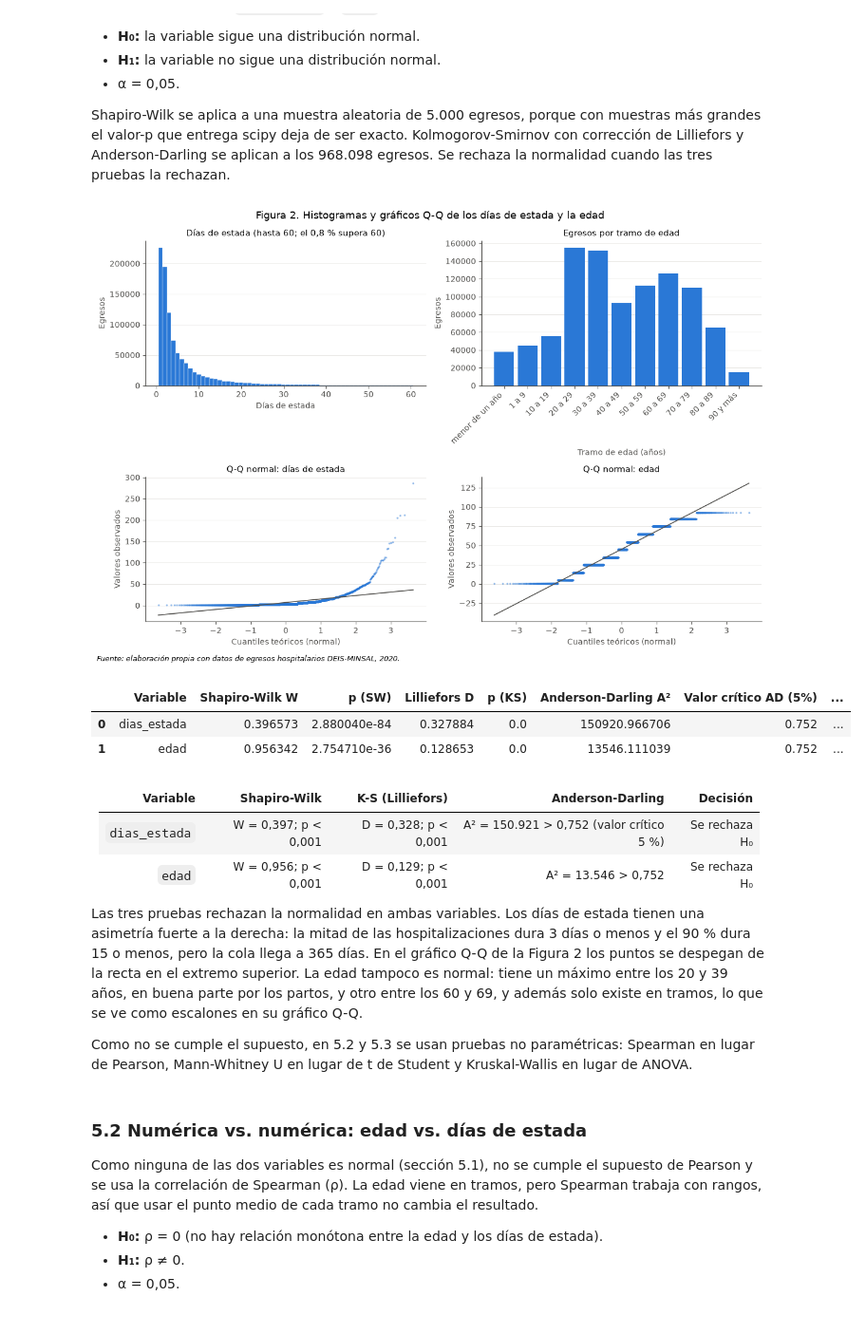
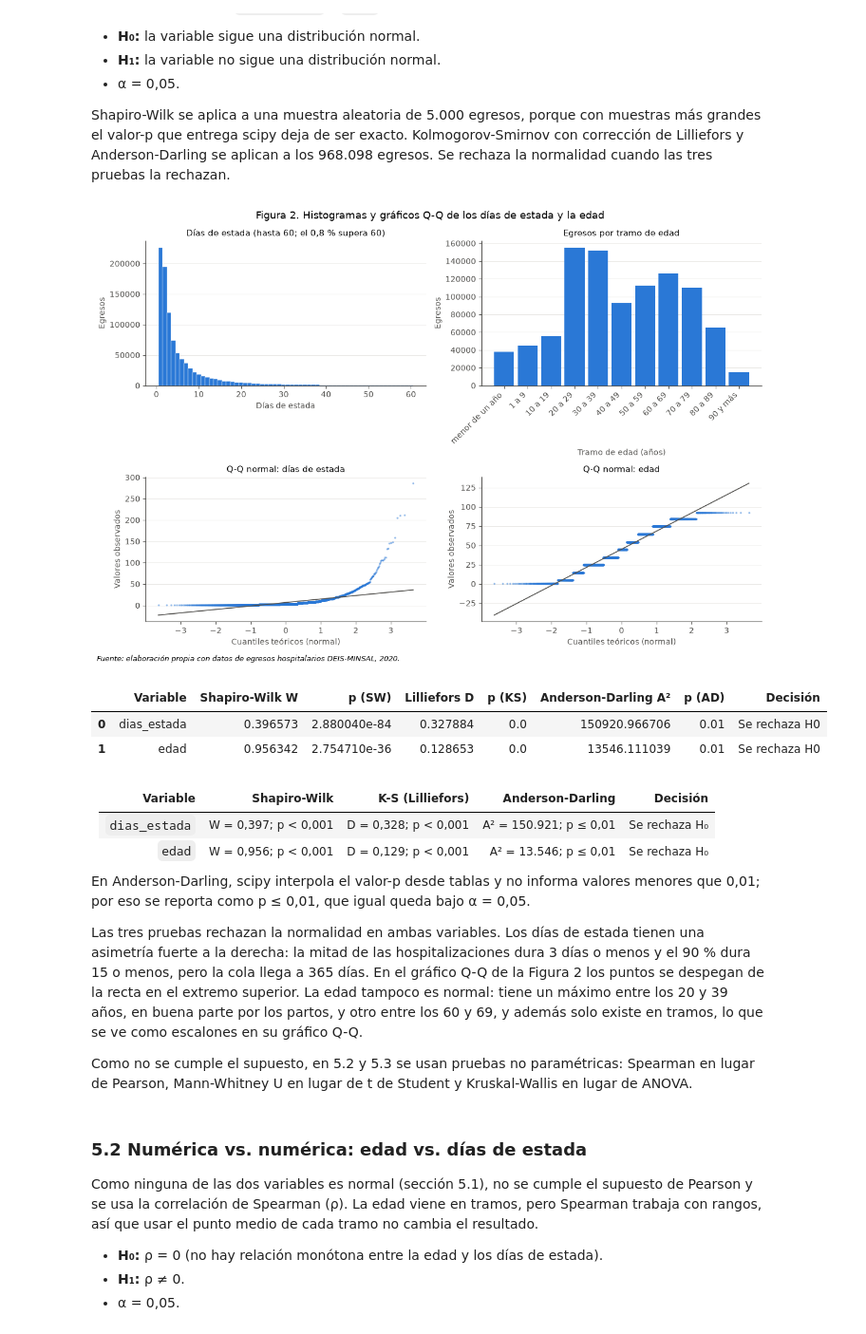
Before and after one commit to Francogogo/Analisis-de-datos-PROYECTO-, a Jupyter notebook: avance1.ipynb, the cells around one changed output. Shown at 95% size. Saved outputs shown, nothing was run; the diff lists cells and outputs as text; code cells hidden in the pictures.

```diff
--- a/avance1.ipynb
+++ b/avance1.ipynb
@@ -240,49 +256,51 @@ def normalidad(x, nombre):
     x = np.asarray(x, float)
     sw = stats.shapiro(rng.choice(x, 5000, replace=False))  # Shapiro-Wilk: muestra aleatoria n = 5.000
     d, p_ks = lilliefors(x, dist="norm", pvalmethod="approx")
-    ad = stats.anderson(x, dist="norm")
-    rechaza = sw.pvalue < ALPHA and p_ks < ALPHA and ad.statistic > ad.critical_values[2]
+    ad = stats.anderson(x, dist="norm", method="interpolate")  # p interpolado desde tablas; no baja de 0,01
+    rechaza = sw.pvalue < ALPHA and p_ks < ALPHA and ad.pvalue < ALPHA
     return {"Variable": nombre,
             "Shapiro-Wilk W": sw.statistic, "p (SW)": sw.pvalue,
             "Lilliefors D": d, "p (KS)": p_ks,
-            "Anderson-Darling A²": ad.statistic, "Valor crítico AD (5%)": ad.critical_values[2],
+            "Anderson-Darling A²": ad.statistic, "p (AD)": ad.pvalue,
             "Decisión": "Se rechaza H0" if rechaza else "No se rechaza H0"}
 
 tabla_normalidad = pd.DataFrame([normalidad(df["dias_estada"], "dias_estada"),
                                  normalidad(df["edad"], "edad")])
 
 fig, ax = plt.subplots(2, 2, figsize=(12, 8))
 sobre_60 = (df["dias_estada"] > 60).mean()
 ax[0, 0].hist(df["dias_estada"], bins=np.arange(0.5, 61.5), color=AZUL, edgecolor="white", linewidth=0.3)
 ax[0, 0].set_title(f"Días de estada (hasta 60; el {100 * sobre_60:.1f} % supera 60)".replace(".", ","))
 ax[0, 0].set_xlabel("Días de estada"); ax[0, 0].set_ylabel("Egresos")
 conteo_edad = df["tramo_edad"].value_counts(sort=False)
 ax[0, 1].bar(conteo_edad.index.astype(str), conteo_edad.values, color=AZUL, width=0.85)
 ax[0, 1].set_title("Egresos por tramo de edad")
 ax[0, 1].set_xlabel("Tramo de edad (años)"); ax[0, 1].set_ylabel("Egresos")
 plt.setp(ax[0, 1].get_xticklabels(), rotation=45, ha="right")
 stats.probplot(rng.choice(df["dias_estada"].values, 5000, replace=False), plot=ax[1, 0])
 ax[1, 0].set_title("Q-Q normal: días de estada")
 stats.probplot(rng.choice(df["edad"].values, 5000, replace=False), plot=ax[1, 1])
 ax[1, 1].set_title("Q-Q normal: edad")
 for a_ in ax[1]:
     puntos, recta = a_.get_lines()
     puntos.set(marker="o", markersize=2.5, markerfacecolor=AZUL, markeredgecolor="none", alpha=0.5)
     recta.set(color=GRIS_TEXTO, linewidth=1.2)
     a_.set_xlabel("Cuantiles teóricos (normal)"); a_.set_ylabel("Valores observados")
 fig.suptitle("Figura 2. Histogramas y gráficos Q-Q de los días de estada y la edad")
 fig.tight_layout(); fuente(fig); plt.show()
 tabla_normalidad
 # %% [output]
 [figure]
-|  | Variable | Shapiro-Wilk W | p (SW) | Lilliefors D | p (KS) | Anderson-Darling A² | Valor crítico AD (5%) | ... |
-| 0 | dias_estada | 0.396573 | 2.880040e-84 | 0.327884 | 0.0 | 150920.966706 | 0.752 | ... |
-| 1 | edad | 0.956342 | 2.754710e-36 | 0.128653 | 0.0 | 13546.111039 | 0.752 | ... |
+|  | Variable | Shapiro-Wilk W | p (SW) | Lilliefors D | p (KS) | Anderson-Darling A² | p (AD) | Decisión |
+| 0 | dias_estada | 0.396573 | 2.880040e-84 | 0.327884 | 0.0 | 150920.966706 | 0.01 | Se rechaza H0 |
+| 1 | edad | 0.956342 | 2.754710e-36 | 0.128653 | 0.0 | 13546.111039 | 0.01 | Se rechaza H0 |
 # %% [markdown]
 | Variable | Shapiro-Wilk | K-S (Lilliefors) | Anderson-Darling | Decisión |
 |---|---|---|---|---|
-| `dias_estada` | W = 0,397; p < 0,001 | D = 0,328; p < 0,001 | A² = 150.921 > 0,752 (valor crítico 5 %) | Se rechaza H₀ |
-| `edad` | W = 0,956; p < 0,001 | D = 0,129; p < 0,001 | A² = 13.546 > 0,752 | Se rechaza H₀ |
+| `dias_estada` | W = 0,397; p < 0,001 | D = 0,328; p < 0,001 | A² = 150.921; p ≤ 0,01 | Se rechaza H₀ |
+| `edad` | W = 0,956; p < 0,001 | D = 0,129; p < 0,001 | A² = 13.546; p ≤ 0,01 | Se rechaza H₀ |
+
+En Anderson-Darling, scipy interpola el valor-p desde tablas y no informa valores menores que 0,01; por eso se reporta como p ≤ 0,01, que igual queda bajo α = 0,05.
 
 Las tres pruebas rechazan la normalidad en ambas variables. Los días de estada tienen una asimetría fuerte a la derecha: la mitad de las hospitalizaciones dura 3 días o menos y el 90 % dura 15 o menos, pero la cola llega a 365 días. En el gráfico Q-Q de la Figura 2 los puntos se despegan de la recta en el extremo superior. La edad tampoco es normal: tiene un máximo entre los 20 y 39 años, en buena parte por los partos, y otro entre los 60 y 69, y además solo existe en tramos, lo que se ve como escalones en su gráfico Q-Q.
 
```
Also changed, not shown: parts of 8 cells of this notebook, 6 other files.
